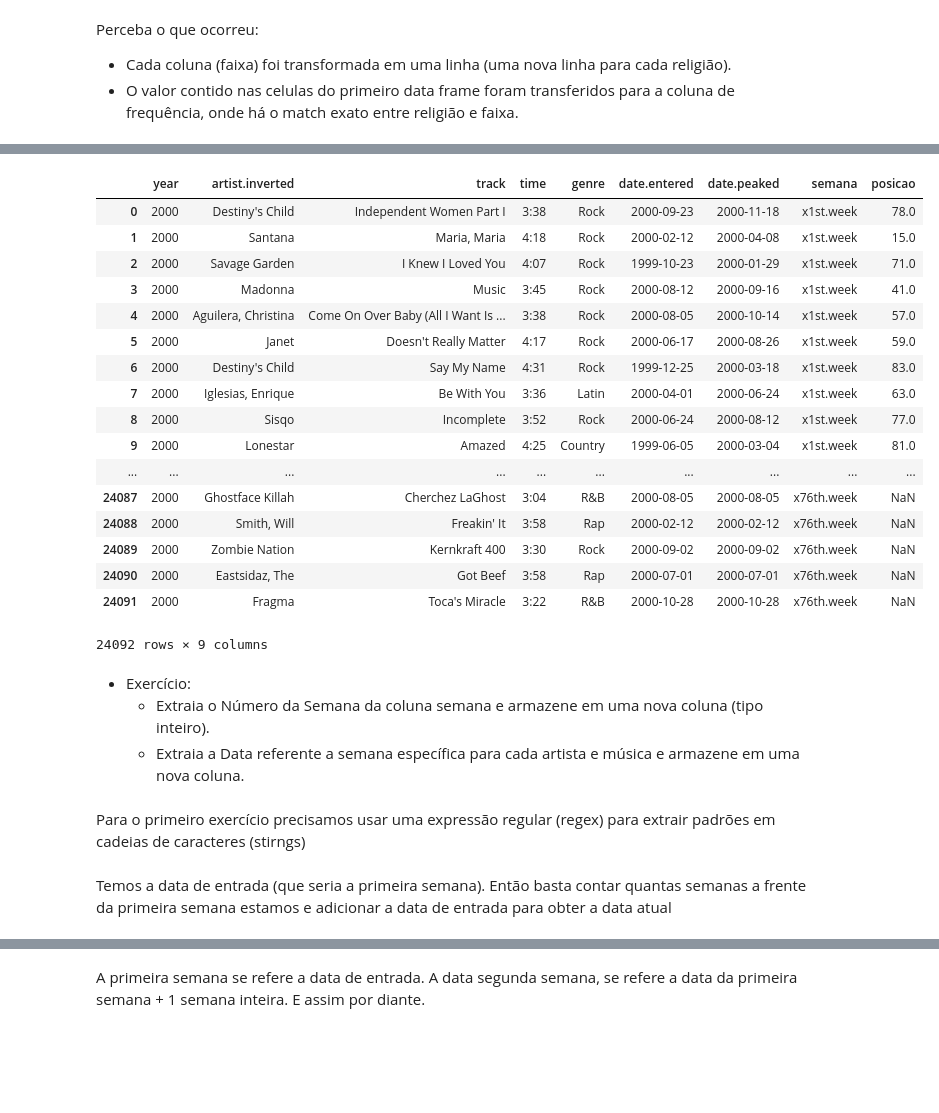
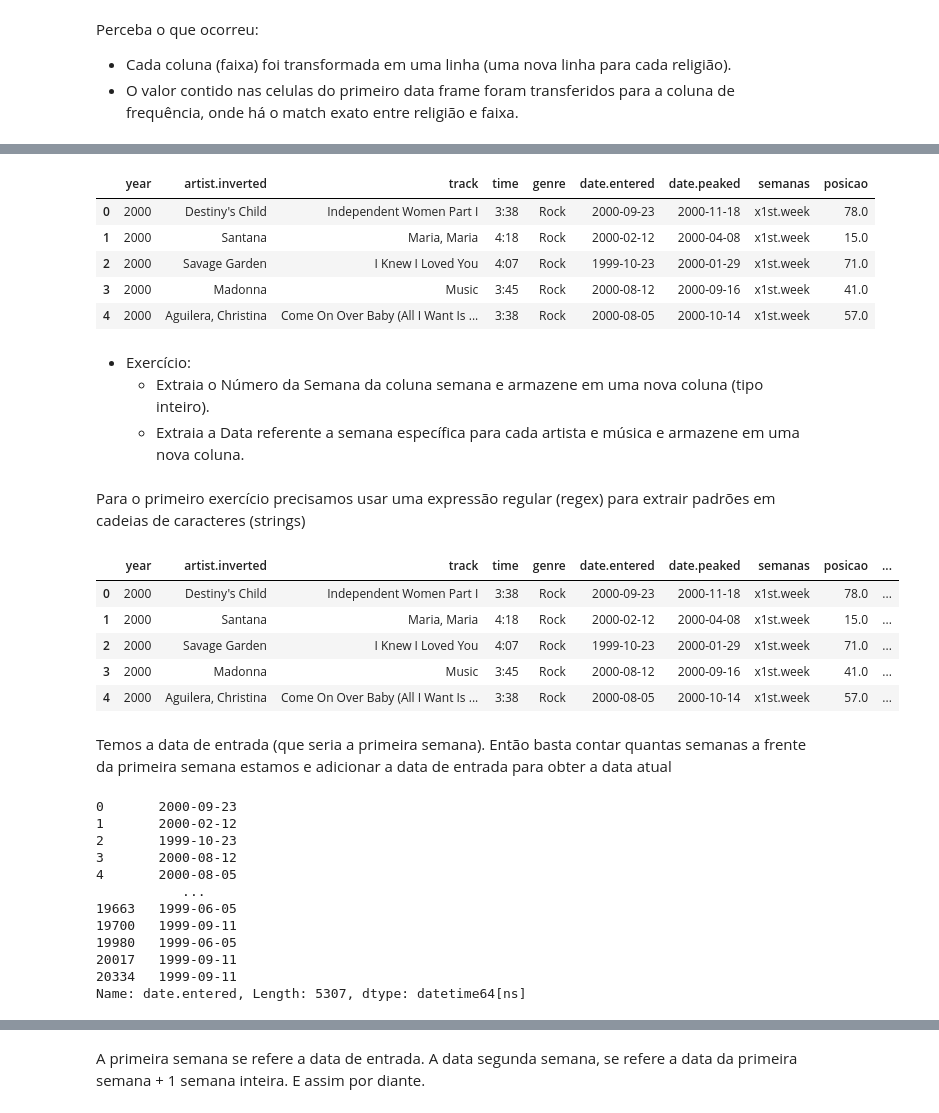
Before and after one commit to brondevitor/Python_Jorney, a Jupyter notebook: Data Preparation/Data Wrangling (Parte I) .ipynb, the cells around one changed output, grey strips where cells are left out. Saved outputs shown, nothing was run; the diff lists cells and outputs as text; code cells hidden in the pictures; blank space fills up the shorter version.

```diff
--- a/Data Preparation/Data Wrangling (Parte I) .ipynb
+++ b/Data Preparation/Data Wrangling (Parte I) .ipynb
@@ -186,30 +175,21 @@ Billboard é um ranking musical lá dos EUA que mostra o ranking semanal das mú
 # %%
-id_vars=['year', 'artist.inverted', 'track', 'time', 'genre', 'date.entered','date.peaked']
-df_tidy_billboard = pd.melt(df_billboard, id_vars=id_vars, var_name='semana',value_name='posicao')
+id_vars = ['year' ,'artist.inverted','track' , 'time' , 'genre' , 'date.entered' , 'date.peaked']
+
+df_tidy_billboard = pd.melt(df_billboard , id_vars = id_vars , var_name = 'semanas' , value_name = 'posicao')
+# %%
+df_tidy_billboard.dropna(inplace = True)
 # %%
-df_tidy_billboard
+df_tidy_billboard.head()
 # %% [output]
-|  | year | artist.inverted | track | time | genre | date.entered | date.peaked | semana | posicao |
+|  | year | artist.inverted | track | time | genre | date.entered | date.peaked | semanas | posicao |
 | 0 | 2000 | Destiny's Child | Independent Women Part I | 3:38 | Rock | 2000-09-23 | 2000-11-18 | x1st.week | 78.0 |
 | 1 | 2000 | Santana | Maria, Maria | 4:18 | Rock | 2000-02-12 | 2000-04-08 | x1st.week | 15.0 |
 | 2 | 2000 | Savage Garden | I Knew I Loved You | 4:07 | Rock | 1999-10-23 | 2000-01-29 | x1st.week | 71.0 |
 | 3 | 2000 | Madonna | Music | 3:45 | Rock | 2000-08-12 | 2000-09-16 | x1st.week | 41.0 |
 | 4 | 2000 | Aguilera, Christina | Come On Over Baby (All I Want Is ... | 3:38 | Rock | 2000-08-05 | 2000-10-14 | x1st.week | 57.0 |
-| 5 | 2000 | Janet | Doesn't Really Matter | 4:17 | Rock | 2000-06-17 | 2000-08-26 | x1st.week | 59.0 |
-| 6 | 2000 | Destiny's Child | Say My Name | 4:31 | Rock | 1999-12-25 | 2000-03-18 | x1st.week | 83.0 |
-| 7 | 2000 | Iglesias, Enrique | Be With You | 3:36 | Latin | 2000-04-01 | 2000-06-24 | x1st.week | 63.0 |
-| 8 | 2000 | Sisqo | Incomplete | 3:52 | Rock | 2000-06-24 | 2000-08-12 | x1st.week | 77.0 |
-| 9 | 2000 | Lonestar | Amazed | 4:25 | Country | 1999-06-05 | 2000-03-04 | x1st.week | 81.0 |
-| ... | ... | ... | ... | ... | ... | ... | ... | ... | ... |
-| 24087 | 2000 | Ghostface Killah | Cherchez LaGhost | 3:04 | R&B | 2000-08-05 | 2000-08-05 | x76th.week | NaN |
-| 24088 | 2000 | Smith, Will | Freakin' It | 3:58 | Rap | 2000-02-12 | 2000-02-12 | x76th.week | NaN |
-| 24089 | 2000 | Zombie Nation | Kernkraft 400 | 3:30 | Rock | 2000-09-02 | 2000-09-02 | x76th.week | NaN |
-| 24090 | 2000 | Eastsidaz, The | Got Beef | 3:58 | Rap | 2000-07-01 | 2000-07-01 | x76th.week | NaN |
-| 24091 | 2000 | Fragma | Toca's Miracle | 3:22 | R&B | 2000-10-28 | 2000-10-28 | x76th.week | NaN |
-24092 rows × 9 columns
 # %% [markdown]
 * Exercício:
     - Extraia o Número da Semana da coluna semana e armazene em uma nova coluna (tipo inteiro).
     - Extraia a Data referente a semana específica para cada artista e música e armazene em uma nova coluna.
 # %% [markdown]
-Para o primeiro exercício precisamos usar uma expressão regular (regex) para extrair padrões em cadeias de caracteres (stirngs)
+Para o primeiro exercício precisamos usar uma expressão regular (regex) para extrair padrões em cadeias de caracteres (strings)
@@ -216,3 +198,27 @@ Para o primeiro exercício precisamos usar uma expressão regular (regex) para e
+# %%
+df_tidy_billboard.head()
+# %% [output]
+|  | year | artist.inverted | track | time | genre | date.entered | date.peaked | semanas | posicao | ... |
+| 0 | 2000 | Destiny's Child | Independent Women Part I | 3:38 | Rock | 2000-09-23 | 2000-11-18 | x1st.week | 78.0 | ... |
+| 1 | 2000 | Santana | Maria, Maria | 4:18 | Rock | 2000-02-12 | 2000-04-08 | x1st.week | 15.0 | ... |
+| 2 | 2000 | Savage Garden | I Knew I Loved You | 4:07 | Rock | 1999-10-23 | 2000-01-29 | x1st.week | 71.0 | ... |
+| 3 | 2000 | Madonna | Music | 3:45 | Rock | 2000-08-12 | 2000-09-16 | x1st.week | 41.0 | ... |
+| 4 | 2000 | Aguilera, Christina | Come On Over Baby (All I Want Is ... | 3:38 | Rock | 2000-08-05 | 2000-10-14 | x1st.week | 57.0 | ... |
 # %% [markdown]
  Temos a data de entrada (que seria a primeira semana).
 Então basta contar quantas semanas a frente da primeira semana estamos e adicionar a data de entrada para obter a data atual
+# %%
+pd.to_datetime(df_tidy_billboard['date.entered'], format = '%Y-%m-%d')
+# %% [output]
+0       2000-09-23
+1       2000-02-12
+2       1999-10-23
+3       2000-08-12
+4       2000-08-05
+           ...
+19663   1999-06-05
+19700   1999-09-11
+19980   1999-06-05
+20017   1999-09-11
+20334   1999-09-11
+Name: date.entered, Length: 5307, dtype: datetime64[ns]
```
Also changed, not shown: parts of 9 cells of this notebook.
